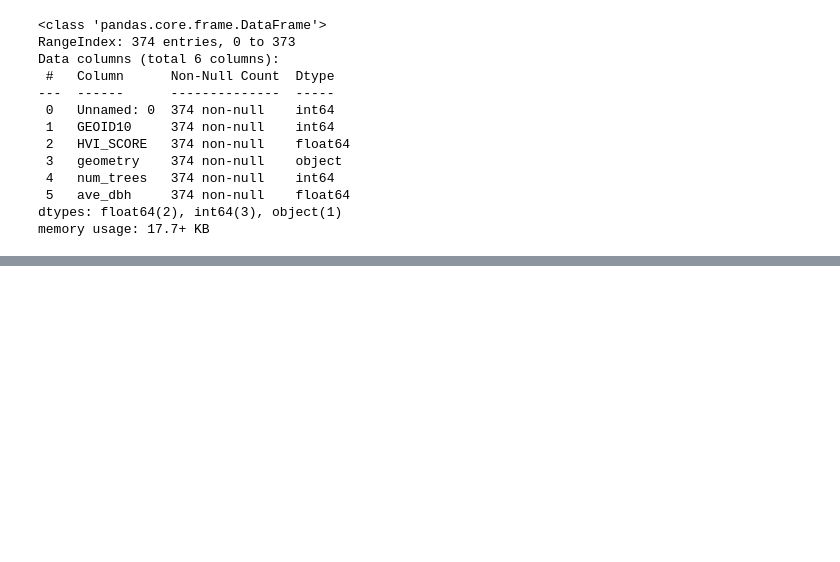
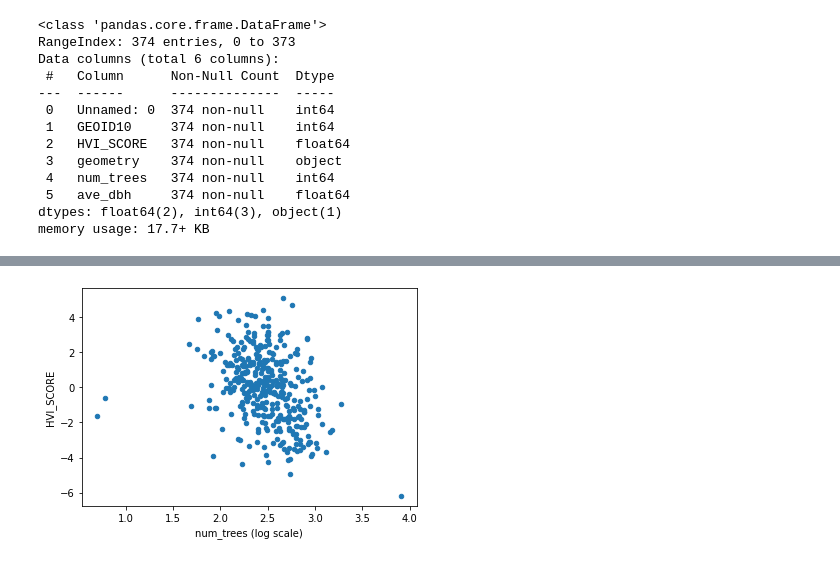
Before and after one commit to ReidelVichot/PUS2022_AirQualPHL, a Jupyter notebook: Models12_2_22.ipynb, the cells around one changed output, grey strips where cells are left out. Drawn from its saved outputs; the diff is of its cells as text; code cells hidden in the pictures; blank space fills up the shorter version.

```diff
--- a/Models12_2_22.ipynb
+++ b/Models12_2_22.ipynb
@@ -70,0 +98,8 @@ memory usage: 17.7+ KB
+# %%
+import numpy as np
+
+heat["log_num_trees"] = np.log10(heat.num_trees)
+ax = heat.plot("log_num_trees", "HVI_SCORE", kind="scatter")
+ax.set_xlabel("num_trees (log scale)");
+# %% [output]
+[figure, added]
```
Also changed, not shown: parts of 10 cells of this notebook.
